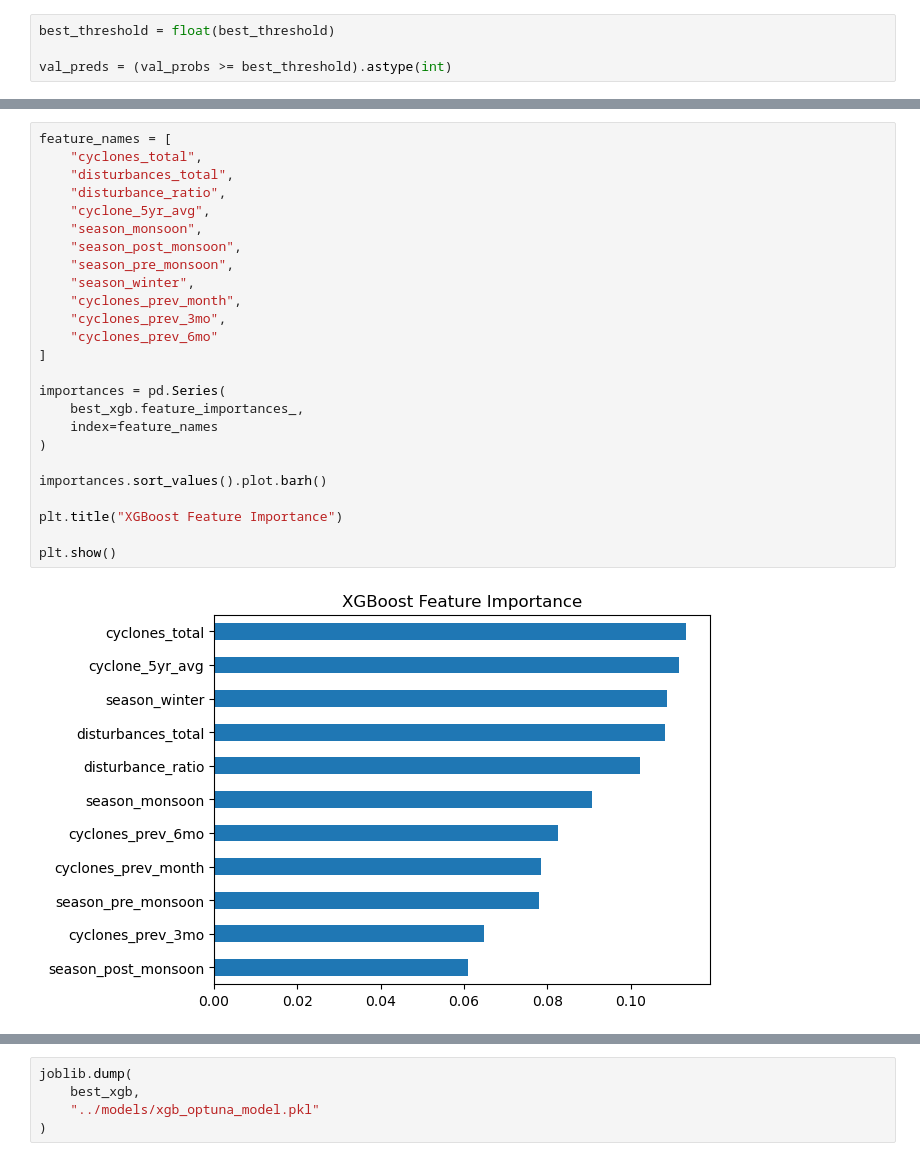
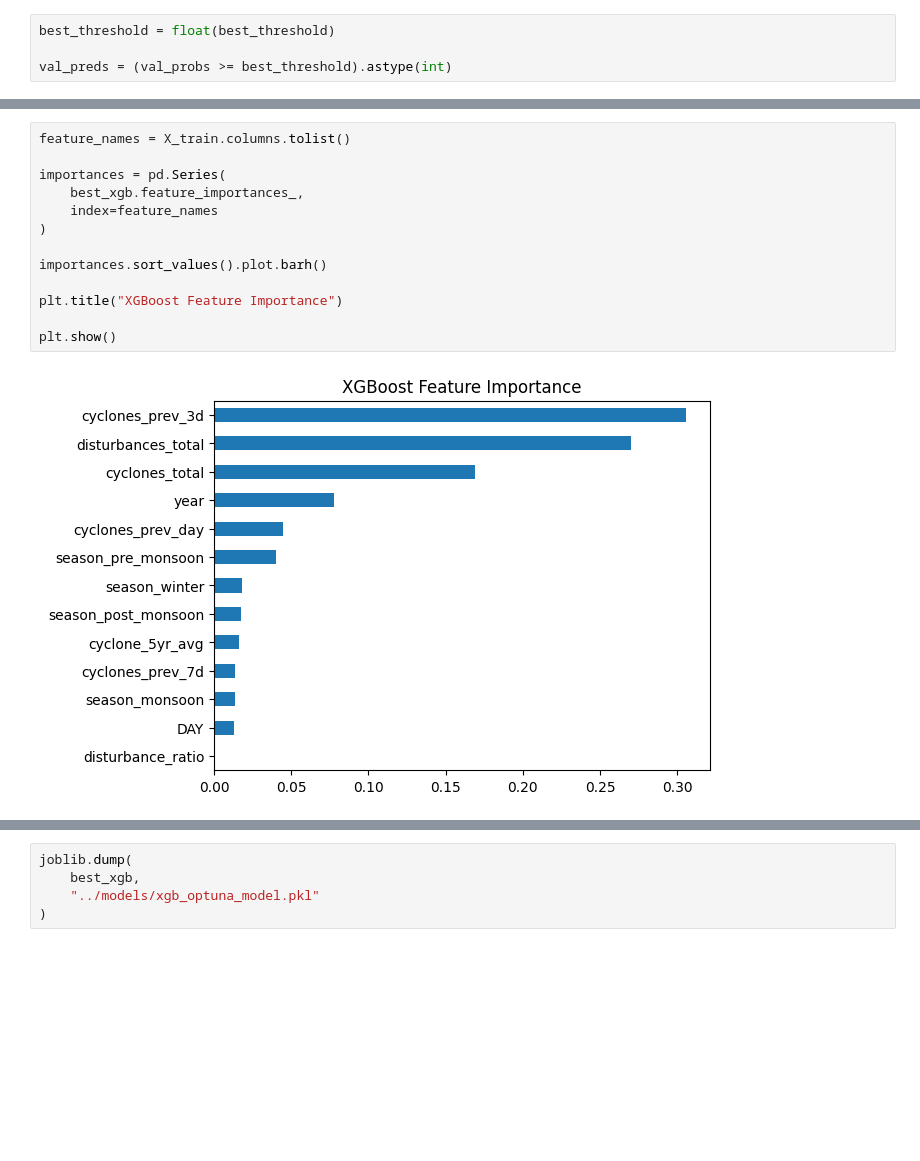
Before and after one commit to SamadritaKarmakar-tech/Disaster-Management, a Jupyter notebook: notebooks/04_xgb.ipynb, the cells around one changed output, grey strips where cells are left out. Drawn from its saved outputs; the diff is of its cells as text; blank space fills up the shorter version.

Commit message:
changed_from_monthlyplot_todaily

```diff
--- a/notebooks/04_xgb.ipynb
+++ b/notebooks/04_xgb.ipynb
@@ -224,30 +232,18 @@ plt.show()
 # %%
-feature_names = [
-    "cyclones_total",
-    "disturbances_total",
-    "disturbance_ratio",
-    "cyclone_5yr_avg",
-    "season_monsoon",
-    "season_post_monsoon",
-    "season_pre_monsoon",
-    "season_winter",
-    "cyclones_prev_month",
-    "cyclones_prev_3mo",
-    "cyclones_prev_6mo"
-]
+feature_names = X_train.columns.tolist()
 
 importances = pd.Series(
     best_xgb.feature_importances_,
     index=feature_names
 )
 
 importances.sort_values().plot.barh()
 
 plt.title("XGBoost Feature Importance")
 
 plt.show()
 # %% [output]
-[figure, old version]
+[figure, new version]
 # %%
 test_preds = best_xgb.predict(X_test)
 test_probs = best_xgb.predict_proba(X_test)[:,1]
```
Also changed, not shown: parts of 13 cells of this notebook, 4 other files.
